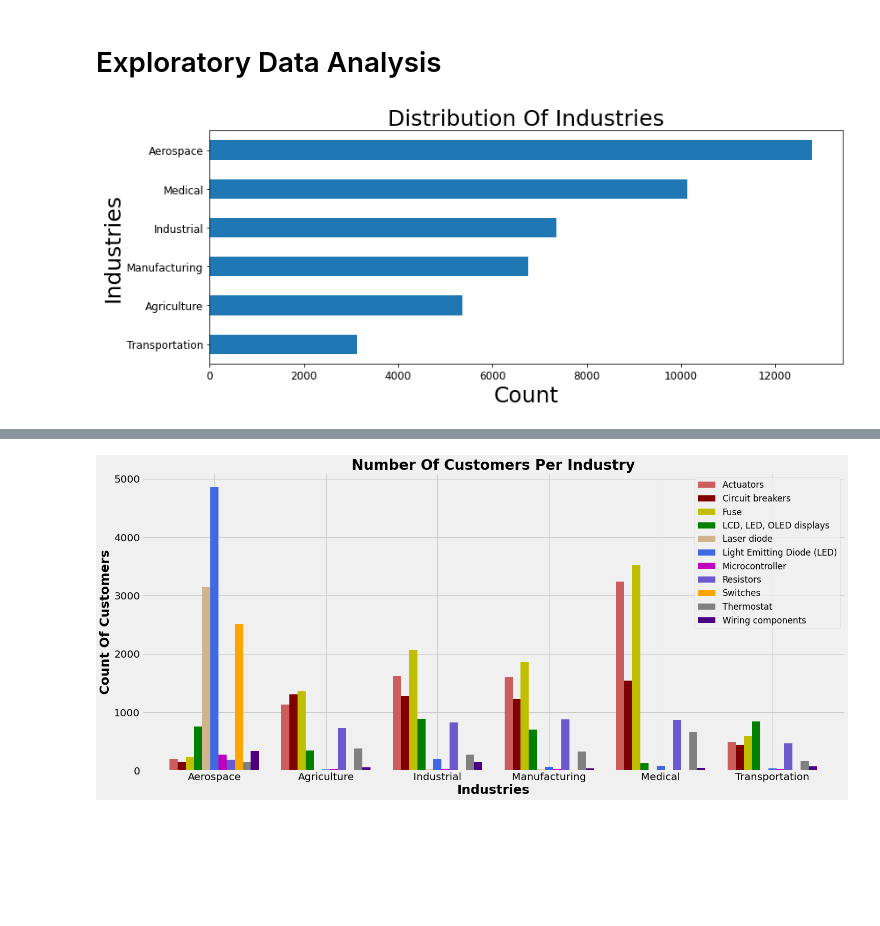
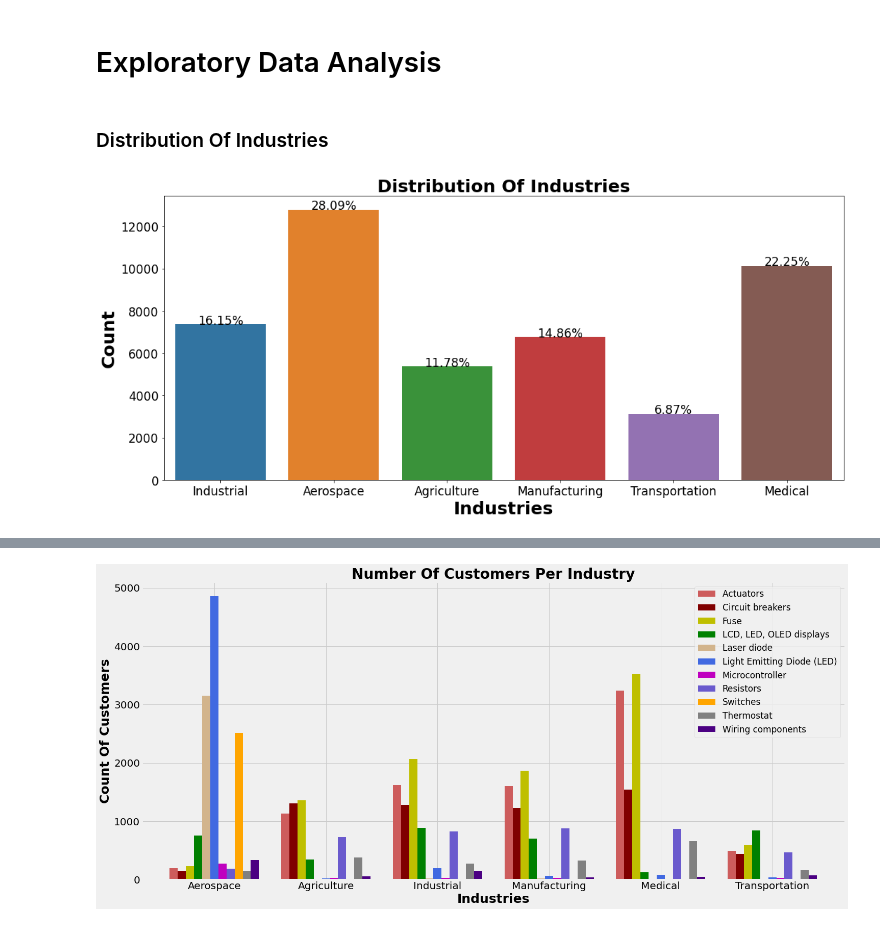
Before and after one commit to ValGRY/Data-Science-Projects, a Jupyter notebook: Techno Industries Inc/Techno Industries Inc..ipynb, the cells around one changed output, grey strips where cells are left out. Drawn from its saved outputs; the diff is of its cells as text; code cells hidden in the pictures; blank space fills up the shorter version.

```diff
--- a/Techno Industries Inc/Techno Industries Inc..ipynb
+++ b/Techno Industries Inc/Techno Industries Inc..ipynb
@@ -158,15 +158,21 @@ df.head().T
 # %% [markdown]
 # Exploratory Data Analysis
-# %%
-plt.figure(figsize=(12,5))
-df['Business Type'].value_counts().sort_values().plot(kind = 'barh')
-
-plt.yticks(size = 12)
-plt.xticks(size = 12)
-plt.ylabel('Industries', size = 25)
-plt.xlabel('Count', size = 25)
-plt.title('Distribution Of Industries', size = 25)
-plt.tight_layout()
-# %% [output]
-[figure, removed]
+# %% [markdown]
+### Distribution Of Industries
+# %%
+plt.figure(figsize=(15,7))
+total = len(df['Business Type'])
+ax = sns.countplot(x='Business Type', data=df)
+for h in ax.patches:
+    height = h.get_height()
+    ax.text(h.get_x() + h.get_width() / 2., height + 3,'{:1.2f}'.format((height/total)*100) + '%',
+            ha="center",size=17)
+plt.yticks(size = 17)
+plt.xticks(size = 17)
+plt.xlabel('Industries', size = 25,weight = 'bold')
+plt.ylabel('Count', size = 25,weight = 'bold')
+plt.title('Distribution Of Industries', size = 25,weight = 'bold')
+plt.tight_layout()
+# %% [output]
+[figure, added]
 # %%
```
Also changed, not shown: parts of 24 cells of this notebook.
